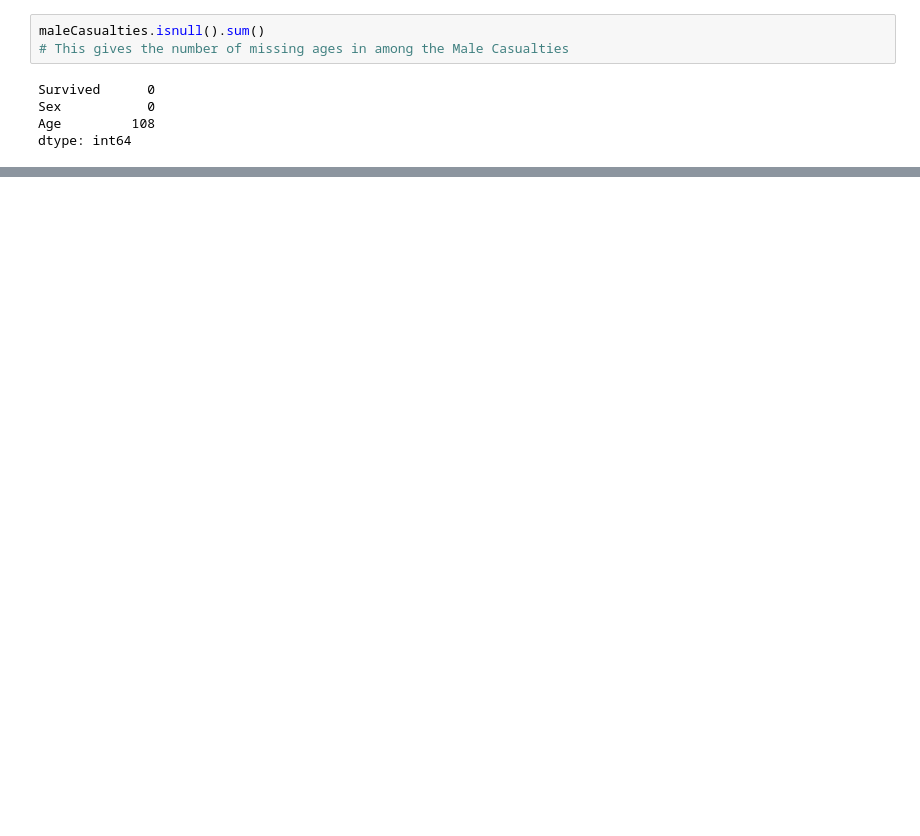
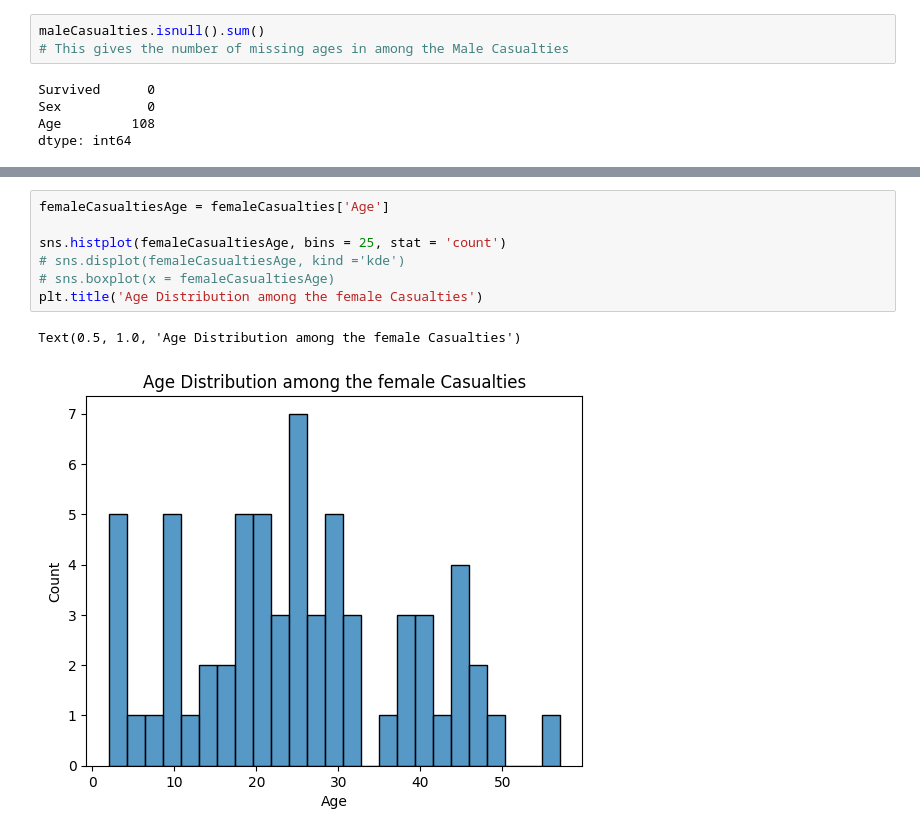
Before and after one commit to puvanans/titanicDataset, a Jupyter notebook: Casualties.ipynb, the cells around one changed output, grey strips where cells are left out. Saved outputs shown, nothing was run; the diff lists cells and outputs as text; blank space fills up the shorter version.

```diff
--- a/Casualties.ipynb
+++ b/Casualties.ipynb
@@ -149,0 +194,10 @@ Name: Age, dtype: float64
+# %%
+femaleCasualtiesAge = femaleCasualties['Age']
+
+sns.histplot(femaleCasualtiesAge, bins = 25, stat = 'count')
+# sns.displot(femaleCasualtiesAge, kind ='kde')
+# sns.boxplot(x = femaleCasualtiesAge)
+plt.title('Age Distribution among the female Casualties')
+# %% [output]
+Text(0.5, 1.0, 'Age Distribution among the female Casualties')
+[figure, added]
```
Also changed, not shown: parts of 19 cells of this notebook.
